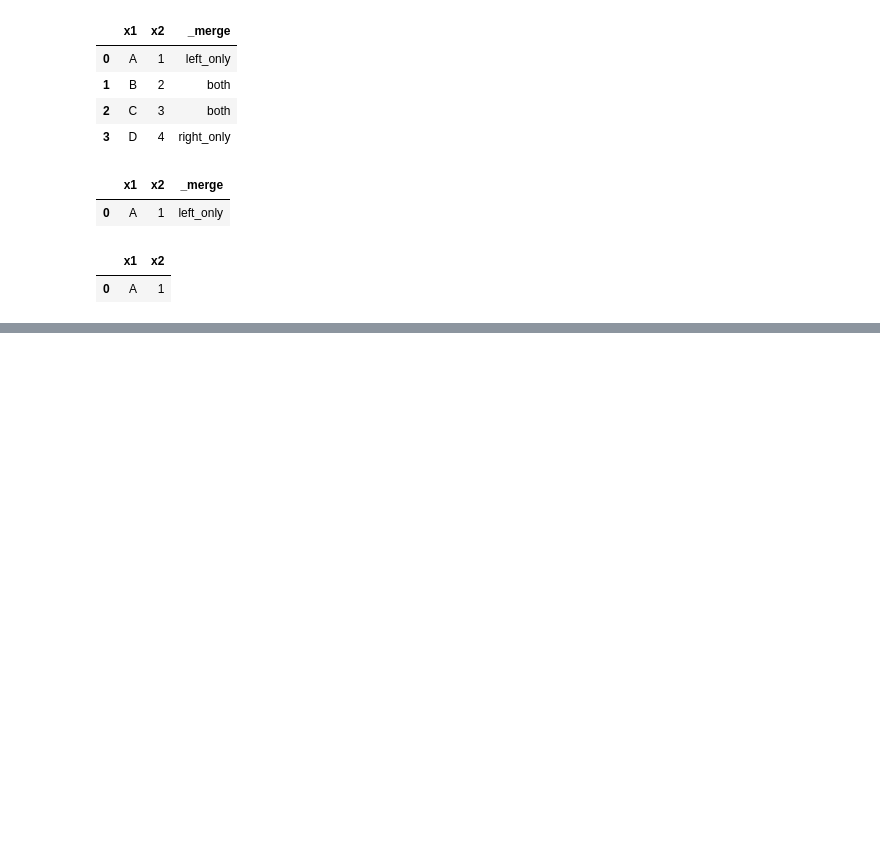
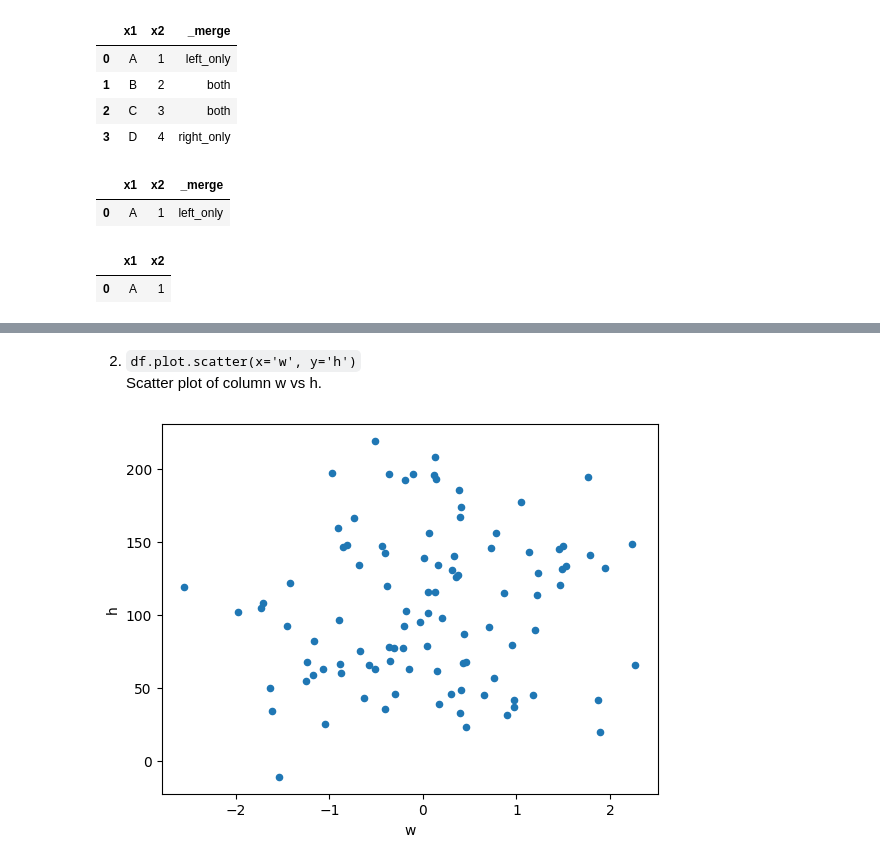
Before and after one commit to abdullahalasif25/My-Notes, a Jupyter notebook: Pandas.ipynb, the cells around one changed output, grey strips where cells are left out. Saved outputs shown, nothing was run; the diff lists cells and outputs as text; code cells hidden in the pictures; blank space fills up the shorter version.

```diff
--- a/Pandas.ipynb
+++ b/Pandas.ipynb
@@ -1524,0 +1603,8 @@ pd.merge(ydf, zdf, how='outer', indicator=True).query('_merge == "left_only"').d
+# %% [markdown]
+2. `df.plot.scatter(x='w', y='h')`
+Scatter plot of column w vs h.
+# %%
+df.plot.scatter(x='w', y='h')
+plt.show()
+# %% [output]
+[figure, added]
```
Also changed, not shown: parts of 39 cells of this notebook.
